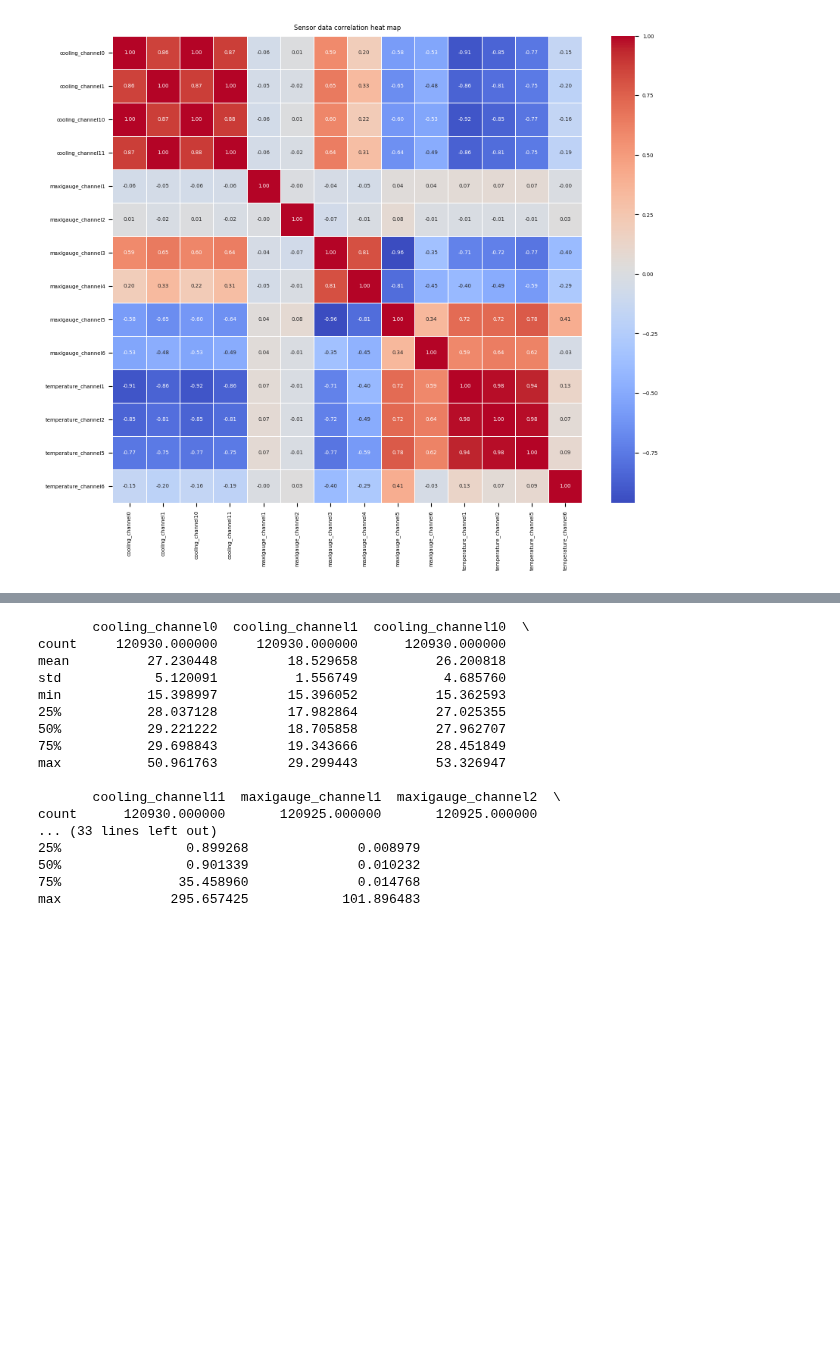
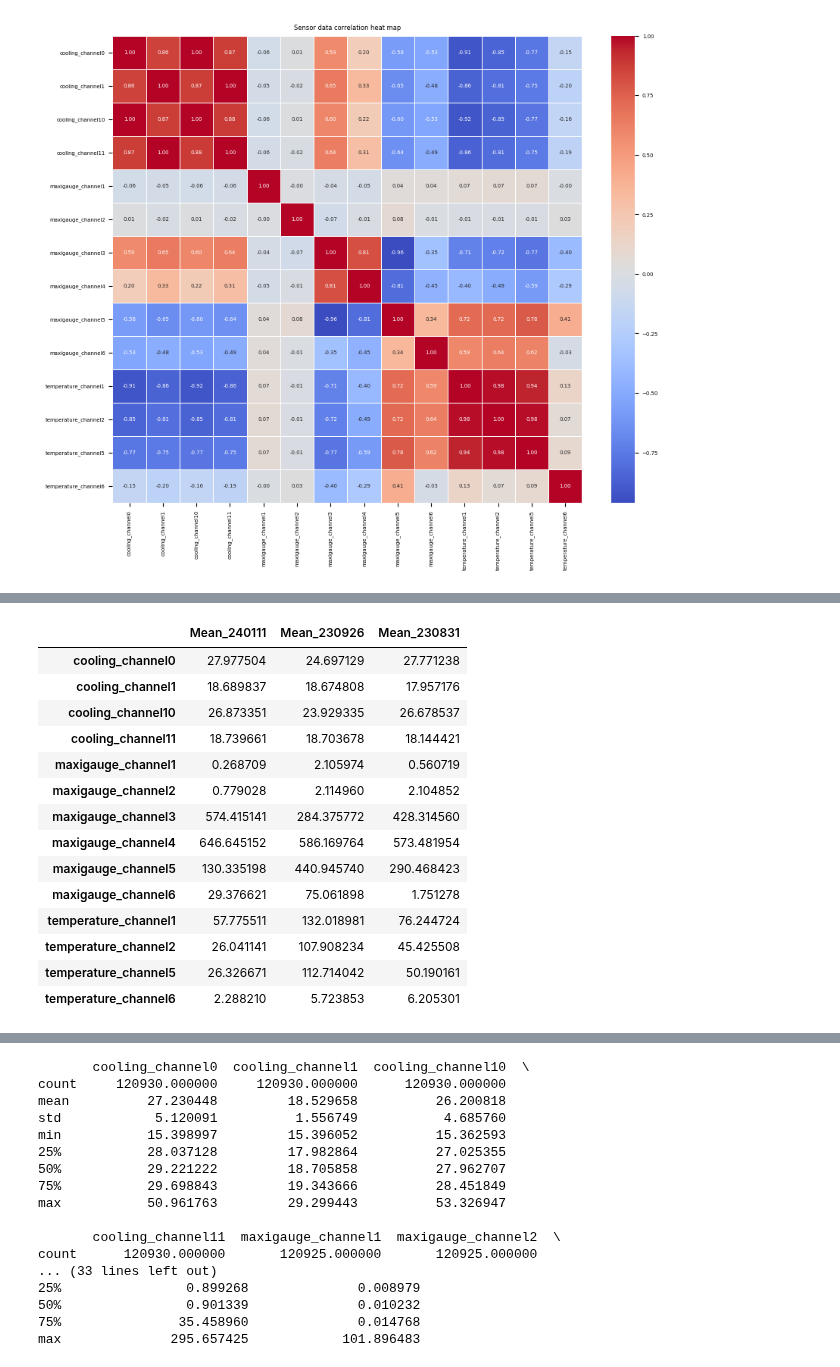
Before and after one commit to capstone-2420-0024/Intelligent-Hybrid-Quantum-Classical-Computing-Resource-Management-System, a Jupyter notebook: data.ipynb, the cells around one changed output, grey strips where cells are left out. Drawn from its saved outputs; the diff is of its cells as text; code cells hidden in the pictures; blank space fills up the shorter version.

```diff
--- a/data.ipynb
+++ b/data.ipynb
@@ -335,0 +364,31 @@ CSV3 shape: (25909, 14)
+# %%
+# 计算统计特征
+stats1 = df1.describe().T  # 转置，使其按通道排列
+stats2 = df2.describe().T
+stats3 = df3.describe().T
+
+# 合并结果
+stats_comparison = pd.concat([stats1['mean'], stats2['mean'], stats3['mean']], axis=1)
+stats_comparison.columns = ['Mean_240111', 'Mean_230926', 'Mean_230831']
+
+# 显示对比表格
+from IPython.display import display
+
+# Display the dataframe
+display(stats_comparison)
+# %% [output]
+|  | Mean_240111 | Mean_230926 | Mean_230831 |
+| cooling_channel0 | 27.977504 | 24.697129 | 27.771238 |
+| cooling_channel1 | 18.689837 | 18.674808 | 17.957176 |
+| cooling_channel10 | 26.873351 | 23.929335 | 26.678537 |
+| cooling_channel11 | 18.739661 | 18.703678 | 18.144421 |
+| maxigauge_channel1 | 0.268709 | 2.105974 | 0.560719 |
+| maxigauge_channel2 | 0.779028 | 2.114960 | 2.104852 |
+| maxigauge_channel3 | 574.415141 | 284.375772 | 428.314560 |
+| maxigauge_channel4 | 646.645152 | 586.169764 | 573.481954 |
+| maxigauge_channel5 | 130.335198 | 440.945740 | 290.468423 |
+| maxigauge_channel6 | 29.376621 | 75.061898 | 1.751278 |
+| temperature_channel1 | 57.775511 | 132.018981 | 76.244724 |
+| temperature_channel2 | 26.041141 | 107.908234 | 45.425508 |
+| temperature_channel5 | 26.326671 | 112.714042 | 50.190161 |
+| temperature_channel6 | 2.288210 | 5.723853 | 6.205301 |
```
Also changed, not shown: parts of 12 cells of this notebook.
